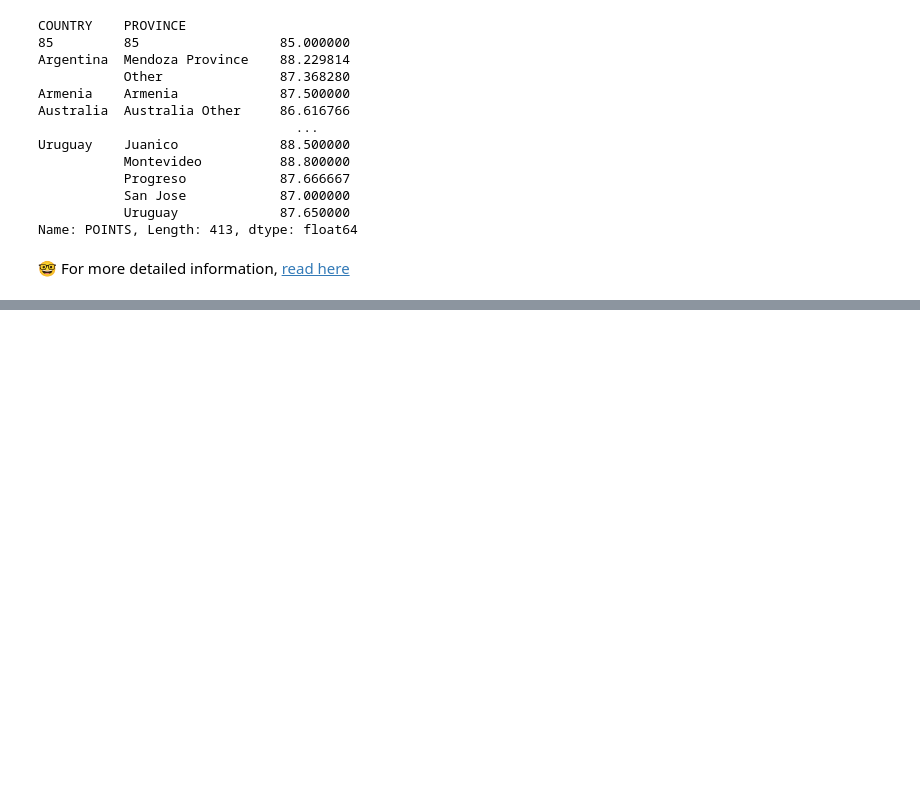
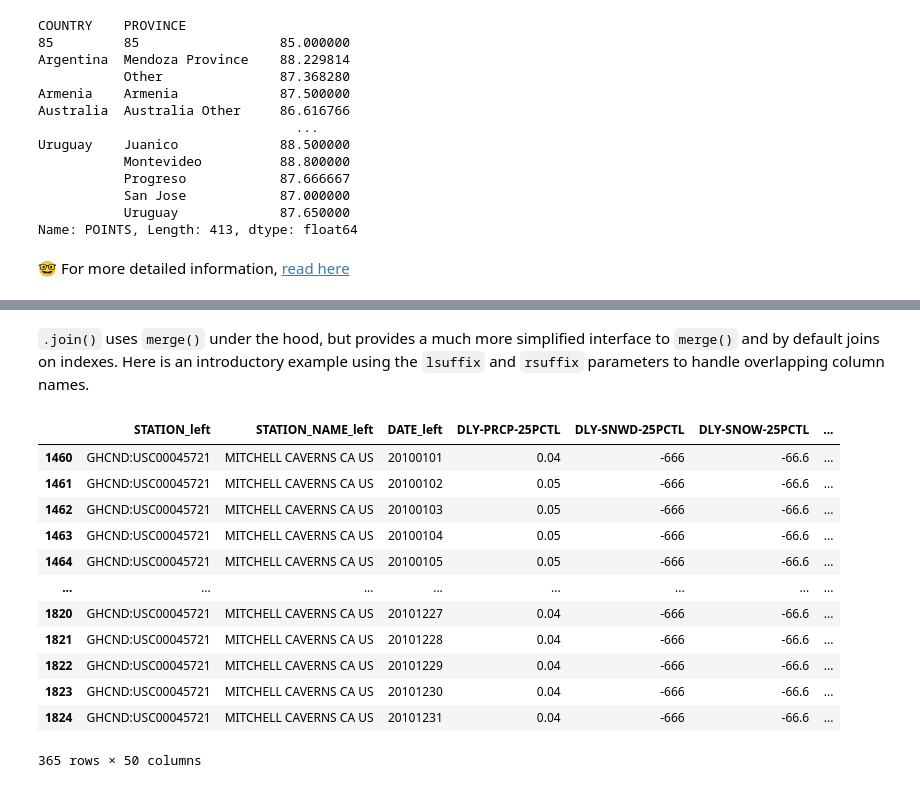
Before and after one commit to ricber/data-science-course, a Jupyter notebook: 03-Pandas/Introduction_to_Pandas.ipynb, the cells around one changed output, grey strips where cells are left out. Drawn from its saved outputs; the diff is of its cells as text; code cells hidden in the pictures; blank space fills up the shorter version.

```diff
--- a/03-Pandas/Introduction_to_Pandas.ipynb
+++ b/03-Pandas/Introduction_to_Pandas.ipynb
@@ -952,0 +1188,18 @@ Name: POINTS, Length: 413, dtype: float64
+# %% [markdown]
+`.join()` uses `merge()` under the hood, but provides a much more simplified interface to `merge()` and by default joins on indexes. Here is an introductory example using the `lsuffix` and `rsuffix` parameters to handle overlapping column names.
+# %%
+precip_one_station.join(climate_temp, lsuffix="_left", rsuffix="_right")
+# %% [output]
+|  | STATION_left | STATION_NAME_left | DATE_left | DLY-PRCP-25PCTL | DLY-SNWD-25PCTL | DLY-SNOW-25PCTL | ... |
+| 1460 | GHCND:USC00045721 | MITCHELL CAVERNS CA US | 20100101 | 0.04 | -666 | -66.6 | ... |
+| 1461 | GHCND:USC00045721 | MITCHELL CAVERNS CA US | 20100102 | 0.05 | -666 | -66.6 | ... |
+| 1462 | GHCND:USC00045721 | MITCHELL CAVERNS CA US | 20100103 | 0.05 | -666 | -66.6 | ... |
+| 1463 | GHCND:USC00045721 | MITCHELL CAVERNS CA US | 20100104 | 0.05 | -666 | -66.6 | ... |
+| 1464 | GHCND:USC00045721 | MITCHELL CAVERNS CA US | 20100105 | 0.05 | -666 | -66.6 | ... |
+| ... | ... | ... | ... | ... | ... | ... | ... |
+| 1820 | GHCND:USC00045721 | MITCHELL CAVERNS CA US | 20101227 | 0.04 | -666 | -66.6 | ... |
+| 1821 | GHCND:USC00045721 | MITCHELL CAVERNS CA US | 20101228 | 0.04 | -666 | -66.6 | ... |
+| 1822 | GHCND:USC00045721 | MITCHELL CAVERNS CA US | 20101229 | 0.04 | -666 | -66.6 | ... |
+| 1823 | GHCND:USC00045721 | MITCHELL CAVERNS CA US | 20101230 | 0.04 | -666 | -66.6 | ... |
+| 1824 | GHCND:USC00045721 | MITCHELL CAVERNS CA US | 20101231 | 0.04 | -666 | -66.6 | ... |
+365 rows × 50 columns
```
Also changed, not shown: parts of 74 cells of this notebook, 3 other files.
